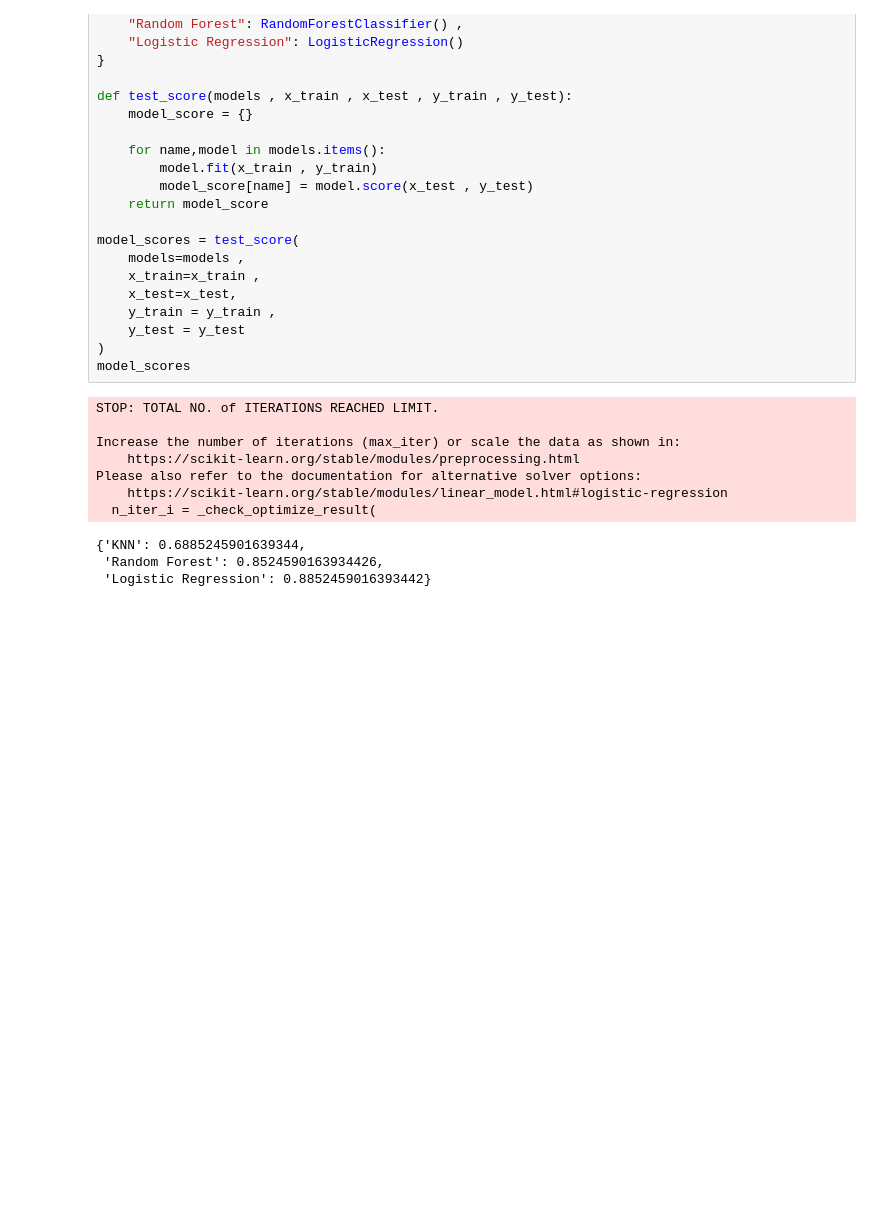
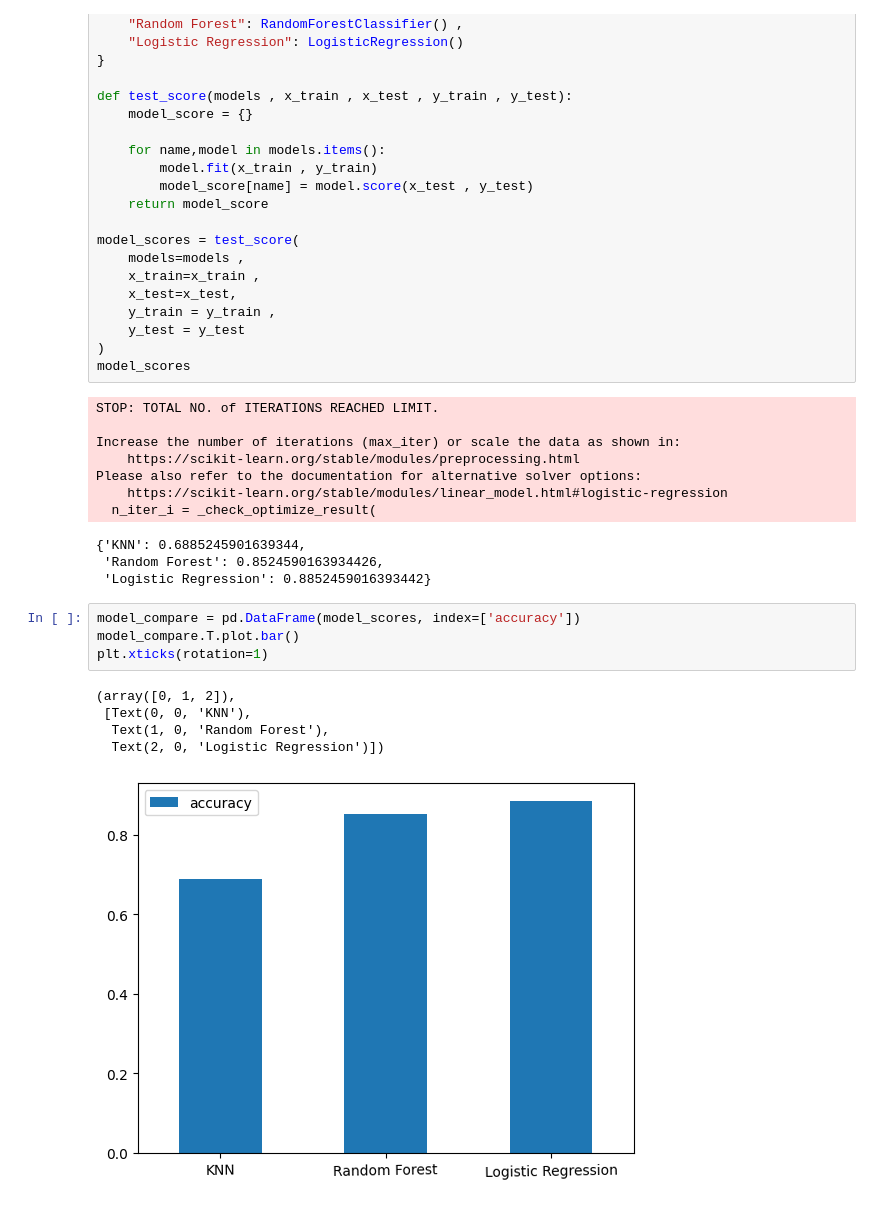
Before and after one commit to regnROK/heart-disease-classification, a Jupyter notebook: heart_disease_classification.ipynb, the cells around one changed output. Saved outputs shown, nothing was run; the diff lists cells and outputs as text; blank space fills up the shorter version.

Commit message:
model

```diff
--- a/heart_disease_classification.ipynb
+++ b/heart_disease_classification.ipynb
@@ -228,3 +228,13 @@ Please also refer to the documentation for alternative solver options:
 {'KNN': 0.6885245901639344,
  'Random Forest': 0.8524590163934426,
  'Logistic Regression': 0.8852459016393442}
+# %%
+model_compare = pd.DataFrame(model_scores, index=['accuracy'])
+model_compare.T.plot.bar()
+plt.xticks(rotation=1)
+# %% [output]
+(array([0, 1, 2]),
+ [Text(0, 0, 'KNN'),
+  Text(1, 0, 'Random Forest'),
+  Text(2, 0, 'Logistic Regression')])
+[figure, added]
```
Also changed, not shown: parts of 2 cells of this notebook.
